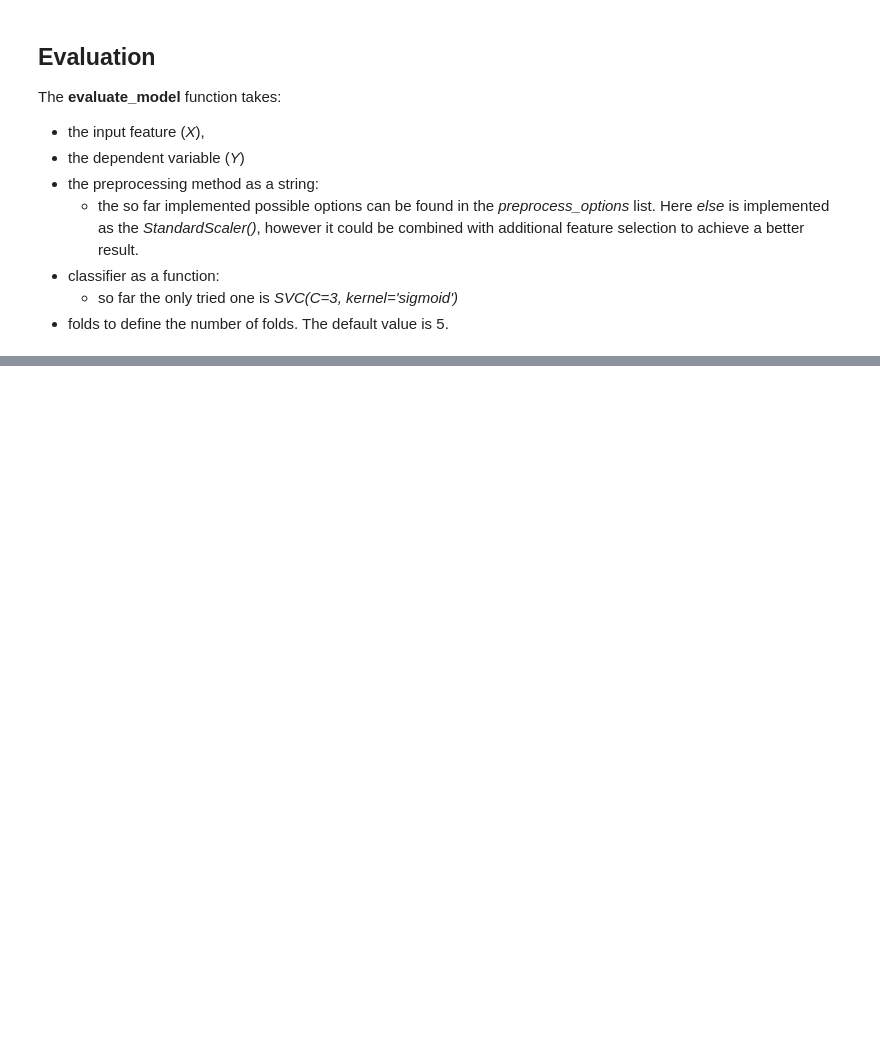
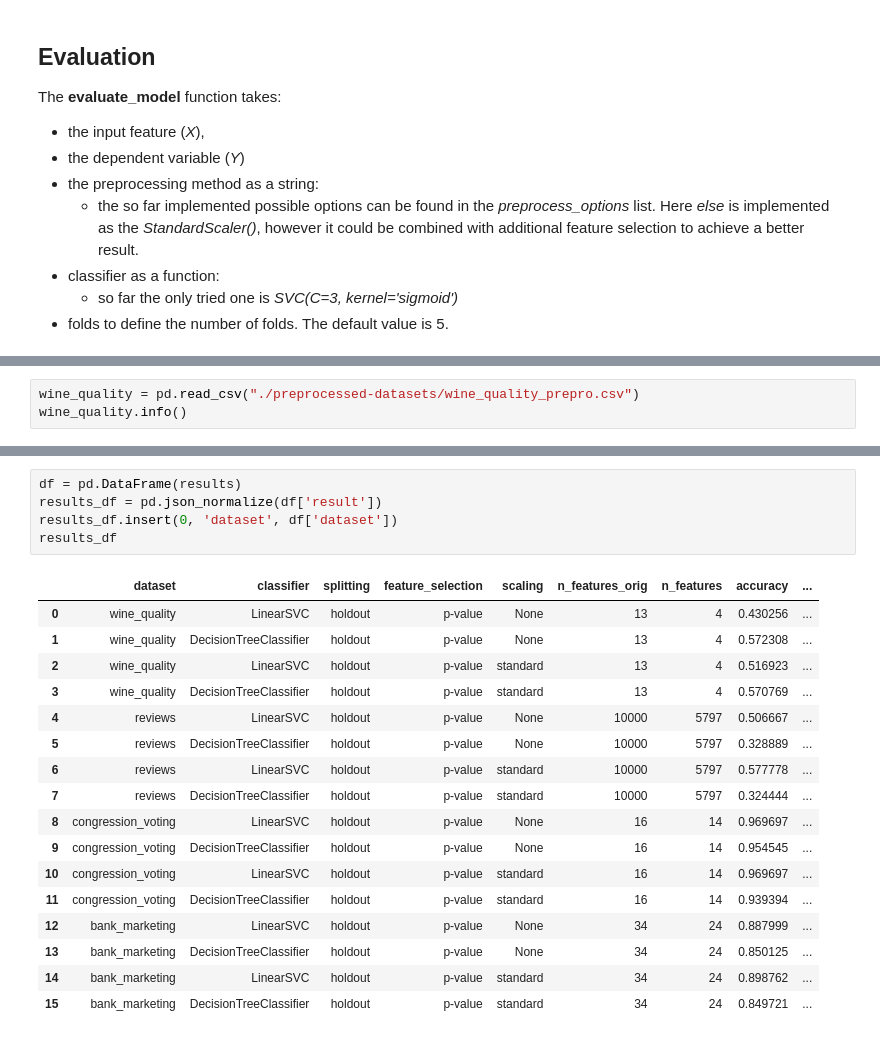
Before and after one commit to izsom/MachineLearning23ws, a Jupyter notebook: Exercise1/pipeline.ipynb, the cells around one changed output, grey strips where cells are left out. Drawn from its saved outputs; the diff is of its cells as text; blank space fills up the shorter version.

```diff
--- a/Exercise1/pipeline.ipynb
+++ b/Exercise1/pipeline.ipynb
@@ -92,0 +268,3 @@ evaluate_model(test_df_X, test_df_Y, "featureselection", SVC(C=3, kernel='sigmoi
+# %%
+wine_quality = pd.read_csv("./preprocessed-datasets/wine_quality_prepro.csv")
+wine_quality.info()
@@ -92,0 +365,23 @@ evaluate_model(test_df_X, test_df_Y, "featureselection", SVC(C=3, kernel='sigmoi
+# %%
+df = pd.DataFrame(results)
+results_df = pd.json_normalize(df['result'])
+results_df.insert(0, 'dataset', df['dataset'])
+results_df
+# %% [output]
+|  | dataset | classifier | splitting | feature_selection | scaling | n_features_orig | n_features | accuracy | ... |
+| 0 | wine_quality | LinearSVC | holdout | p-value | None | 13 | 4 | 0.430256 | ... |
+| 1 | wine_quality | DecisionTreeClassifier | holdout | p-value | None | 13 | 4 | 0.572308 | ... |
+| 2 | wine_quality | LinearSVC | holdout | p-value | standard | 13 | 4 | 0.516923 | ... |
+| 3 | wine_quality | DecisionTreeClassifier | holdout | p-value | standard | 13 | 4 | 0.570769 | ... |
+| 4 | reviews | LinearSVC | holdout | p-value | None | 10000 | 5797 | 0.506667 | ... |
+| 5 | reviews | DecisionTreeClassifier | holdout | p-value | None | 10000 | 5797 | 0.328889 | ... |
+| 6 | reviews | LinearSVC | holdout | p-value | standard | 10000 | 5797 | 0.577778 | ... |
+| 7 | reviews | DecisionTreeClassifier | holdout | p-value | standard | 10000 | 5797 | 0.324444 | ... |
+| 8 | congression_voting | LinearSVC | holdout | p-value | None | 16 | 14 | 0.969697 | ... |
+| 9 | congression_voting | DecisionTreeClassifier | holdout | p-value | None | 16 | 14 | 0.954545 | ... |
+| 10 | congression_voting | LinearSVC | holdout | p-value | standard | 16 | 14 | 0.969697 | ... |
+| 11 | congression_voting | DecisionTreeClassifier | holdout | p-value | standard | 16 | 14 | 0.939394 | ... |
+| 12 | bank_marketing | LinearSVC | holdout | p-value | None | 34 | 24 | 0.887999 | ... |
+| 13 | bank_marketing | DecisionTreeClassifier | holdout | p-value | None | 34 | 24 | 0.850125 | ... |
+| 14 | bank_marketing | LinearSVC | holdout | p-value | standard | 34 | 24 | 0.898762 | ... |
+| 15 | bank_marketing | DecisionTreeClassifier | holdout | p-value | standard | 34 | 24 | 0.849721 | ... |
```
Also changed, not shown: parts of 20 cells of this notebook, 1 other file.
